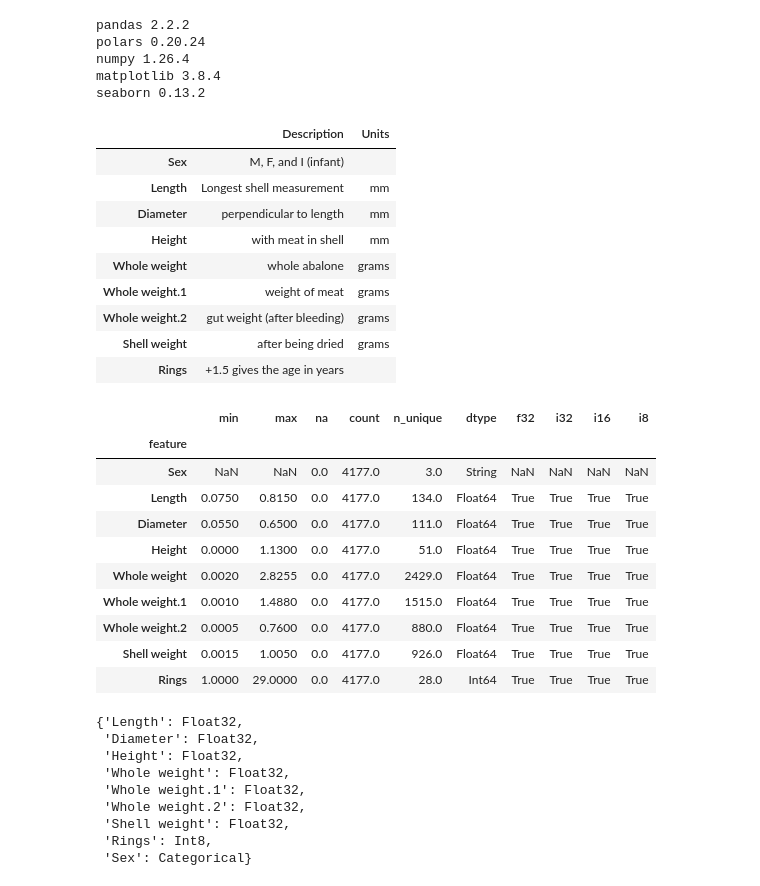
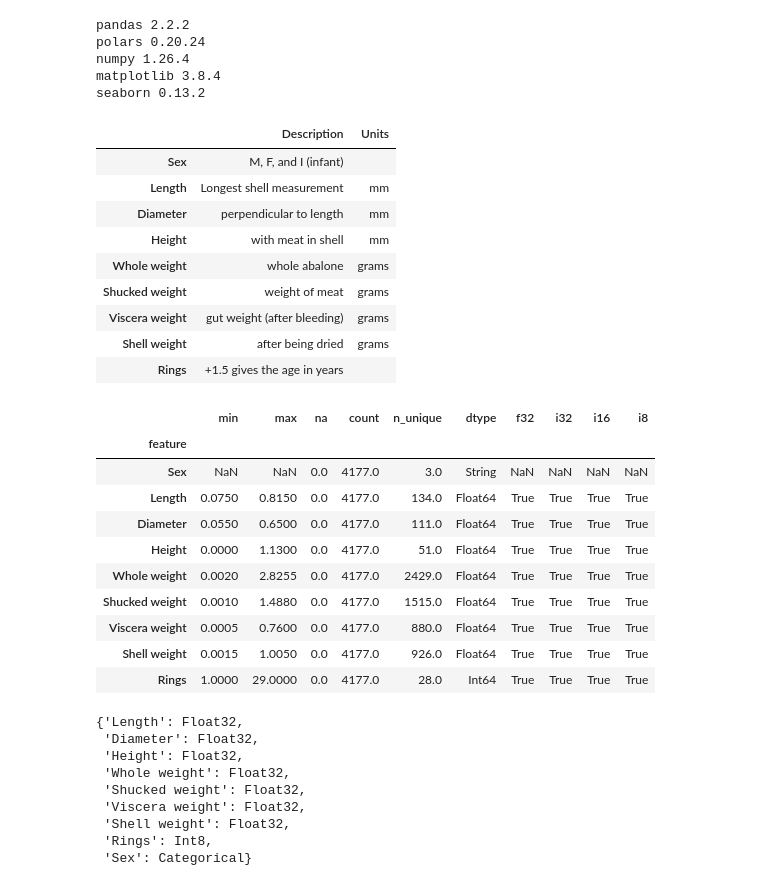
Before and after one commit to sunkusun9/sgml, a Jupyter notebook: abalone.ipynb, the cells around one changed output. Saved outputs shown, nothing was run; the diff lists cells and outputs as text; code cells hidden in the pictures.

```diff
--- a/abalone.ipynb
+++ b/abalone.ipynb
@@ -67,33 +108,38 @@ polars 0.20.24
 numpy 1.26.4
 matplotlib 3.8.4
 seaborn 0.13.2
+# %%
+from functools import partial
+
+# pandas DataFrame에서 텍스트 표시할 때 텍스트 줄임을 하지 않는 최대의 텍스트 길이를 지정합니다.
+pd.set_option('display.max_colwidth', 255)
 # %%
 # 변수들에 대한 설명을 담은 데이터프레임입니다.
-# Index는 변수명, Description은 변수 설명
+# Index는 변수명, Description은 변수에 대한 설명을 나타냅니다.
 df_feature = pd.DataFrame({
     "Description" : [
             "M, F, and I (infant)",
             "Longest shell measurement",
             "perpendicular to length",
             "with meat in shell",
             "whole abalone",
             "weight of meat",
             "gut weight (after bleeding)",
             "after being dried",
             "+1.5 gives the age in years"],
     "Units": ['', 'mm', 'mm', 'mm', 'grams', 'grams', 'grams', 'grams', '']
-    }, index = ['Sex', 'Length', 'Diameter', 'Height', 'Whole weight', 'Whole weight.1', 'Whole weight.2', 'Shell weight', 'Rings']
+    }, index = ['Sex', 'Length', 'Diameter', 'Height', 'Whole weight', 'Shucked weight', 'Viscera weight', 'Shell weight', 'Rings']
 )
 df_feature
 # %% [output]
 |  | Description | Units |
 | Sex | M, F, and I (infant) |  |
 | Length | Longest shell measurement | mm |
 | Diameter | perpendicular to length | mm |
 | Height | with meat in shell | mm |
 | Whole weight | whole abalone | grams |
-| Whole weight.1 | weight of meat | grams |
-| Whole weight.2 | gut weight (after bleeding) | grams |
+| Shucked weight | weight of meat | grams |
+| Viscera weight | gut weight (after bleeding) | grams |
 | Shell weight | after being dried | grams |
 | Rings | +1.5 gives the age in years |  |
 # %%
@@ -110,8 +156,8 @@ df_type
 | Diameter | 0.0550 | 0.6500 | 0.0 | 4177.0 | 111.0 | Float64 | True | True | True | True |
 | Height | 0.0000 | 1.1300 | 0.0 | 4177.0 | 51.0 | Float64 | True | True | True | True |
 | Whole weight | 0.0020 | 2.8255 | 0.0 | 4177.0 | 2429.0 | Float64 | True | True | True | True |
-| Whole weight.1 | 0.0010 | 1.4880 | 0.0 | 4177.0 | 1515.0 | Float64 | True | True | True | True |
-| Whole weight.2 | 0.0005 | 0.7600 | 0.0 | 4177.0 | 880.0 | Float64 | True | True | True | True |
+| Shucked weight | 0.0010 | 1.4880 | 0.0 | 4177.0 | 1515.0 | Float64 | True | True | True | True |
+| Viscera weight | 0.0005 | 0.7600 | 0.0 | 4177.0 | 880.0 | Float64 | True | True | True | True |
 | Shell weight | 0.0015 | 1.0050 | 0.0 | 4177.0 | 926.0 | Float64 | True | True | True | True |
 | Rings | 1.0000 | 29.0000 | 0.0 | 4177.0 | 28.0 | Int64 | True | True | True | True |
 # %%
@@ -124,8 +170,8 @@ pl_dtypes
  'Diameter': Float32,
  'Height': Float32,
  'Whole weight': Float32,
- 'Whole weight.1': Float32,
- 'Whole weight.2': Float32,
+ 'Shucked weight': Float32,
+ 'Viscera weight': Float32,
  'Shell weight': Float32,
  'Rings': Int8,
  'Sex': Categorical}
```
Also changed, not shown: parts of 13 cells of this notebook.
